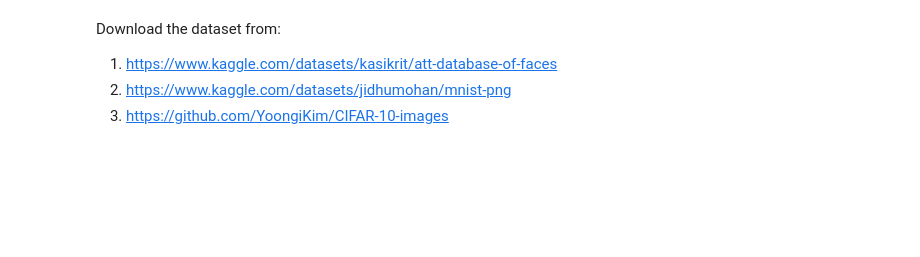
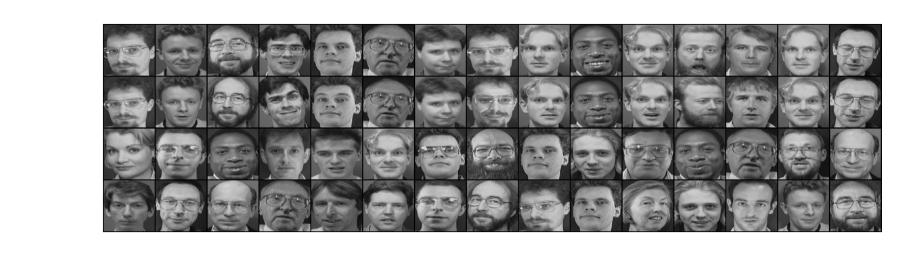
Before and after one commit to PNisargkumar/SiameseNeuralNetwork, a Jupyter notebook: 014_siameseNetwork.ipynb, the cells around one changed output. Saved outputs shown, nothing was run; the diff lists cells and outputs as text; code cells hidden in the pictures; blank space fills up the shorter version.

```diff
--- a/014_siameseNetwork.ipynb
+++ b/014_siameseNetwork.ipynb
@@ -19,6 +26,35 @@ device = torch.device("cuda" if torch.cuda.is_available() else "cpu")
+# %%
+dataset = 1
+# Load the training dataset
+if dataset == 1:
+    # Zainil's path
+    folder_dataset = datasets.ImageFolder(root=r"C:\Users\deepm\OneDrive\Desktop\Uni Siegen Course\Zainil\Sem 4\RAML\Work\SiameseNeuralNetwork\data\faces\training")
+    folder_dataset_test = datasets.ImageFolder(root=r"C:\Users\deepm\OneDrive\Desktop\Uni Siegen Course\Zainil\Sem 4\RAML\Work\SiameseNeuralNetwork\data\faces\testing")
+    #Nisarg's path
+    # folder_dataset = datasets.ImageFolder(root=r"D:\Uni_Sem4\SiameseNeuralNetwork\data\faces\training")
+    # folder_dataset_test = datasets.ImageFolder(root=r"D:\Uni_Sem4\SiameseNeuralNetwork\data\faces\testing/")
+    # Resize the images and transform to tensors
+    transformation = transforms.Compose([transforms.Resize((100,100)),
+                                        transforms.ToTensor()
+                                        ])
+    d_no_epochs = 50
+    d_batch_size = 64
+    def1_margin = 2.0
+    def2_margin = 3.0
+elif dataset == 2:
+    folder_dataset = datasets.ImageFolder(root=r"D:\Uni_Sem4\SiameseNeuralNetwork\data\MNIST_Data\training")
+    folder_dataset_test = datasets.ImageFolder(root=r"D:\Uni_Sem4\SiameseNeuralNetwork\data\MNIST_Data\testing")
+    # Resize the images and transform to tensors
+    transformation = transforms.Compose([transforms.Resize((24,24)),
+                                        transforms.ToTensor()
+                                        ])
+    d_no_epochs = 2
+    d_batch_size = 1024
+    d_margin = 2.0
 # %%
 # Creating some helper functions
 def imshow(img, text=None):
+    plt.figure(figsize=(15,4))
     npimg = img.numpy()
     plt.axis("off")
     if text:
@@ -73,8 +69,0 @@ class SiameseNetworkDataset(Dataset):
-# %% [markdown]
-Download the dataset from:
-1. https://www.kaggle.com/datasets/kasikrit/att-database-of-faces
-2. https://www.kaggle.com/datasets/jidhumohan/mnist-png
-3. https://github.com/YoongiKim/CIFAR-10-images
-# %%
-# Load the training dataset
-folder_dataset = datasets.ImageFolder(root=r"D:\Uni_Sem4\SiameseNeuralNetwork\data\faces\training")
@@ -90,18 +162,17 @@ siamese_dataset = SiameseNetworkDataset(imageFolderDataset=folder_dataset,
 # %%
 # Create a simple dataloader just for simple visualization
 vis_dataloader = DataLoader(siamese_dataset,
                         shuffle=True,
-                        batch_size=8)
+                        batch_size=15)
 
 # Extract one batch
 example_batch = next(iter(vis_dataloader))
-
-# Example batch is a list containing 2x8 images, indexes 0 and 1, an also the label
-# If the label is 1, it means that it is not the same person, label is 0, same person in both images
-concatenated = torch.cat((example_batch[0], example_batch[1]),0)
-
-imshow(torchvision.utils.make_grid(concatenated))
-print(example_batch[2].numpy().reshape(-1))
+# Example batch is a list containing 3x11 images
+concatenated = torch.cat((example_batch[0], example_batch[1], example_batch[2], example_batch[3]),0)
+imshow(torchvision.utils.make_grid(concatenated,nrow=15))
+# print(example_batch[3])
+# %% [output]
+[figure, added]
 # %% [markdown]
 ![image.png](embedded-picture-1)
 # %%
```
Also changed, not shown: parts of 23 cells of this notebook.
